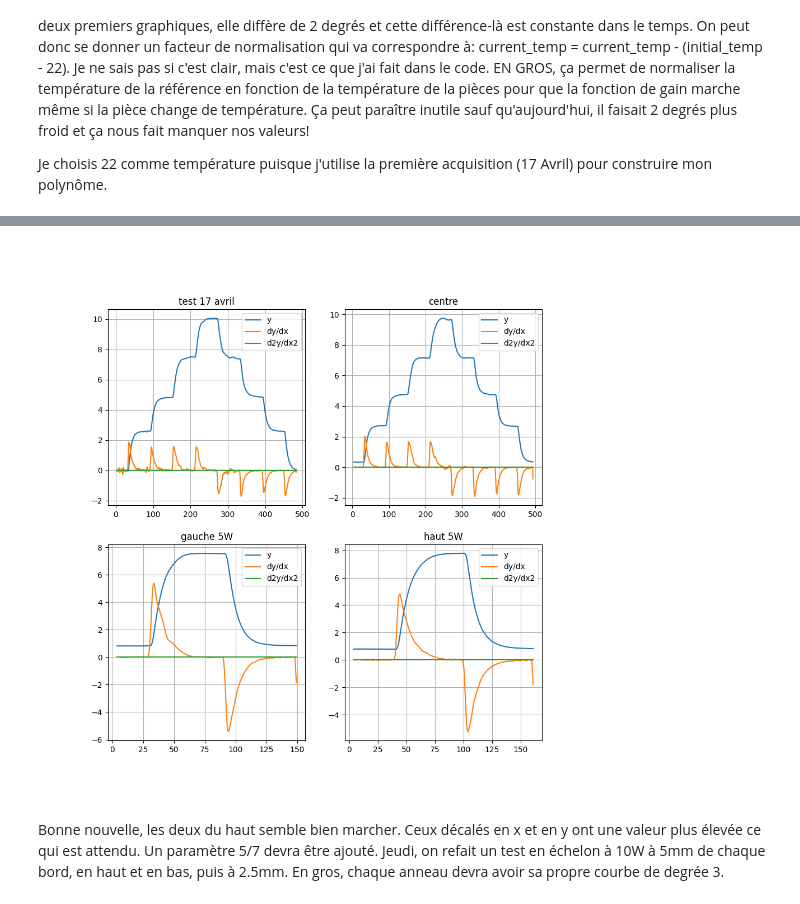
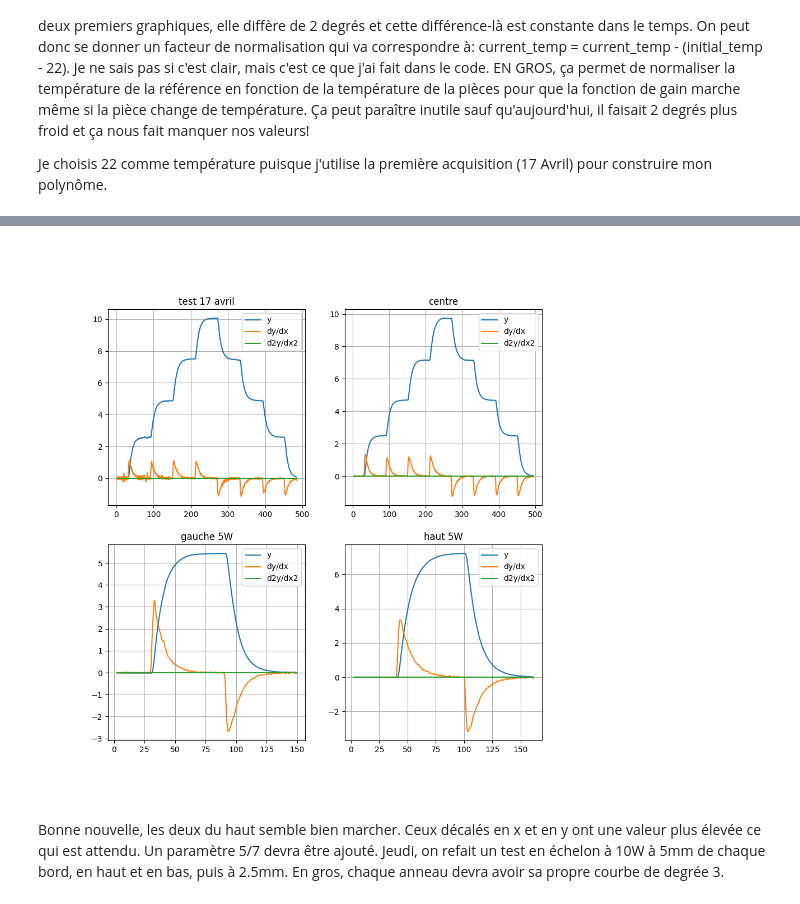
Before and after one commit to sapar82/Design-3-Team-2, a Jupyter notebook: Programmation/Debuggage/Script Python/notebook.ipynb, the cells around one changed output, grey strips where cells are left out. Drawn from its saved outputs; the diff is of its cells as text; code cells hidden in the pictures.

```diff
--- a/Programmation/Debuggage/Script Python/notebook.ipynb
+++ b/Programmation/Debuggage/Script Python/notebook.ipynb
@@ -125,12 +127,12 @@ Les delta_t sont exactement les mêmes pour les valeur centrées que pour celles
 # %%
-x = [0, 14, 26, 37.3, 45]
+x = [0, 8.7,16, 24,30]
 y = [0, 2.5, 5, 7.5, 10]
 popt, pcov = curve_fit(degree3, x, y)
 popt2, pcov2 = curve_fit(degree2, x, y)
 print(popt)
 print(popt2)
 fig, ax = plt.subplots(1, 1, figsize=(5, 5))
-ax.plot([0, 14, 26, 37.3, 45], [0, 2.5, 5, 7.5, 10], 'o', label = "data")
+ax.plot(x, y, 'o', label='data')
 x = np.linspace(0, 60, 100)
 ax.plot(x, degree3(x, *popt), label = "3rd degree")
 ax.plot(x, degree2(x, *popt2), label = "2nd degree")
@@ -213,36 +225,36 @@ for i in range(2):
 # %%
-power_predicted_sepate = predictive_algo(power_convolved, c,d, delta=[5,5,5], separation=True)
-power_centre_predicted_sepate = predictive_algo(power_centre_convolved, c,d, delta=[5,5,5], separation=True)
-power_left5w_predicted_sepate = predictive_algo(power_left5w_convolved, c,d, delta=[5,5,5], separation=True)
-power_up5w_predicted_sepate = predictive_algo(power_up5w_convolved, c,d, delta=[5,5,5], separation=True)
+power_predicted_sepate = predictive_algo(power_convolved, c,d, delta=delta, separation=True)
+power_centre_predicted_sepate = predictive_algo(power_centre_convolved, c,d, delta=delta, separation=True)
+power_left5w_predicted_sepate = predictive_algo(power_left5w_convolved, c,d, delta=delta, separation=True)
+power_up5w_predicted_sepate = predictive_algo(power_up5w_convolved, c,d, delta=delta, separation=True)
 
 fig, ax = plt.subplots(2, 2, figsize=(10, 10))
-ax[0, 0].plot(data_temp["time"][10:], power_predicted_sepate[0], label="y")
-ax[0, 0].plot(data_temp["time"][10:], power_predicted_sepate[1], label="dy/dx")
-ax[0, 0].plot(data_temp["time"][10:], power_predicted_sepate[2], label="d2y/dx2")
+ax[0, 0].plot(data_temp["time"][2*delta:], power_predicted_sepate[0], label="y")
+ax[0, 0].plot(data_temp["time"][2*delta:], power_predicted_sepate[1], label="dy/dx")
+ax[0, 0].plot(data_temp["time"][2*delta:], power_predicted_sepate[2], label="d2y/dx2")
 ax[0, 0].legend()
 ax[0, 0].set_title("test 17 avril")
 ax[0, 0].grid()
-ax[0, 1].plot(data_centre_temp["time"][10:], power_centre_predicted_sepate[0], label="y")
-ax[0, 1].plot(data_centre_temp["time"][10:], power_centre_predicted_sepate[1], label="dy/dx")
-ax[0, 1].plot(data_centre_temp["time"][10:], power_centre_predicted_sepate[2], label="d2y/dx2")
+ax[0, 1].plot(data_centre_temp["time"][2*delta:], power_centre_predicted_sepate[0], label="y")
+ax[0, 1].plot(data_centre_temp["time"][2*delta:], power_centre_predicted_sepate[1], label="dy/dx")
+ax[0, 1].plot(data_centre_temp["time"][2*delta:], power_centre_predicted_sepate[2], label="d2y/dx2")
 ax[0, 1].legend()
 ax[0, 1].set_title("centre")
 ax[0, 1].grid()
-ax[1, 0].plot(data_left5w_temp["time"][10:], power_left5w_predicted_sepate[0], label="y")
-ax[1, 0].plot(data_left5w_temp["time"][10:], power_left5w_predicted_sepate[1], label="dy/dx")
-ax[1, 0].plot(data_left5w_temp["time"][10:], power_left5w_predicted_sepate[2], label="d2y/dx2")
+ax[1, 0].plot(data_left5w_temp["time"][2*delta:], power_left5w_predicted_sepate[0], label="y")
+ax[1, 0].plot(data_left5w_temp["time"][2*delta:], power_left5w_predicted_sepate[1], label="dy/dx")
+ax[1, 0].plot(data_left5w_temp["time"][2*delta:], power_left5w_predicted_sepate[2], label="d2y/dx2")
 ax[1, 0].legend()
 ax[1, 0].set_title("gauche 5W")
 ax[1, 0].grid()
-ax[1, 1].plot(data_up5w_temp["time"][10:], power_up5w_predicted_sepate[0], label="y")
-ax[1, 1].plot(data_up5w_temp["time"][10:], power_up5w_predicted_sepate[1], label="dy/dx")
-ax[1, 1].plot(data_up5w_temp["time"][10:], power_up5w_predicted_sepate[2], label="d2y/dx2")
+ax[1, 1].plot(data_up5w_temp["time"][2*delta:], power_up5w_predicted_sepate[0], label="y")
+ax[1, 1].plot(data_up5w_temp["time"][2*delta:], power_up5w_predicted_sepate[1], label="dy/dx")
+ax[1, 1].plot(data_up5w_temp["time"][2*delta:], power_up5w_predicted_sepate[2], label="d2y/dx2")
 ax[1, 1].legend()
 ax[1, 1].set_title("haut 5W")
 ax[1, 1].grid()
 # %% [output]
-[figure, old version]
+[figure, new version]
 # %% [markdown]
 Bonne nouvelle, les deux du haut semble bien marcher. Ceux décalés en x et en y ont une valeur plus élevée ce qui est attendu. Un paramètre 5/7 devra être ajouté. Jeudi, on refait un test en échelon à 10W à 5mm de chaque bord, en haut et en bas, puis à 2.5mm. En gros, chaque anneau devra avoir sa propre courbe de degrée 3.
 # %%
```
Also changed, not shown: parts of 5 cells of this notebook, 1 other file.
